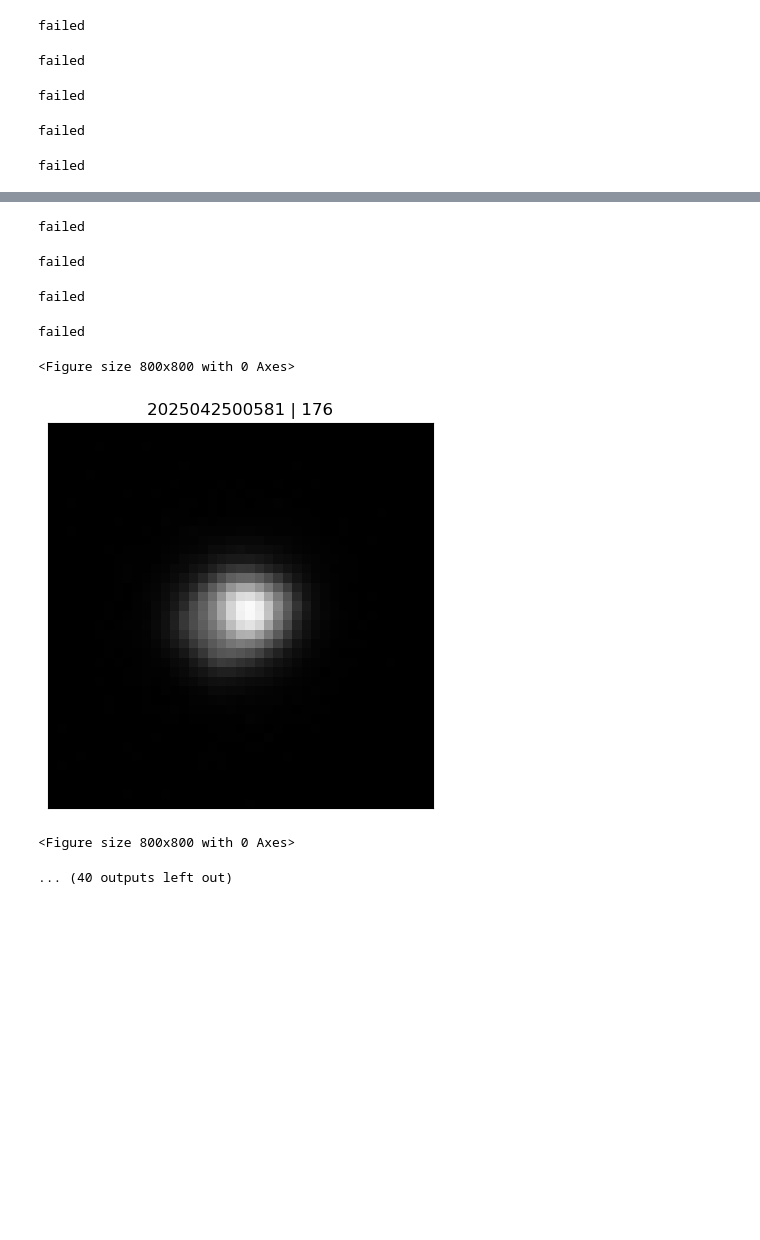
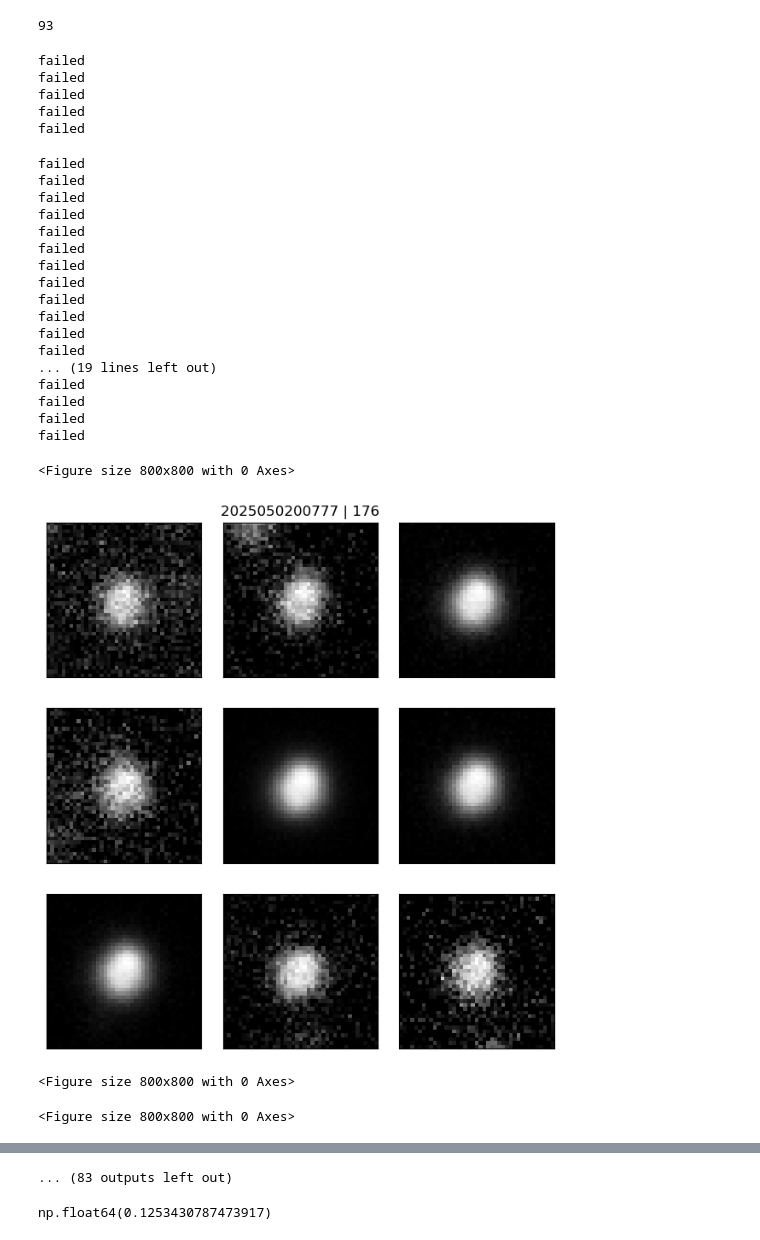
Before and after one commit to PFLeget/dp2_psf, a Jupyter notebook: getDataMiniDonut.ipynb, the cells around one changed output, grey strips where cells are left out. Saved outputs shown, nothing was run; the diff lists cells and outputs as text; code cells hidden in the pictures; blank space fills up the shorter version.

```diff
--- a/getDataMiniDonut.ipynb
+++ b/getDataMiniDonut.ipynb
@@ -62,27 +57,46 @@ def getStarImage(visit, detector, stampSize = 41):
         print('failed')
 # %%
 badVisitDic = pd.read_pickle('data/badDetectorList.pkl')
+zernike_table =  pd.read_pickle("data/visit_to_band_mapv2.pkl")
+
+visits = np.array([visit for visit in badVisitDic if visit in zernike_table])
+z4 = np.array([np.nanmedian(zernike_table[visit]['z4']) for visit in visits])
+FiltreBad = abs(z4+0.25)>1.8
+print(np.sum(FiltreBad))
+# %% [output]
+93
 # %%
 N_bad = 0
 
-for visit in badVisitDic:
-
-    isRejected = np.array([badVisitDic[visit][det] for det in badVisitDic[visit]])
-    ratioKept = np.sum(~isRejected)/len(isRejected)
-    if ratioKept < 0.1:
-        nbaddetector = 0
-        for det in badVisitDic[visit]:
-            if badVisitDic[visit][det] == True:
-                getStarImage(visit, 176, stampSize = 41)
-                nbaddetector += 1
-            if nbaddetector == 1:
-                break
-        N_bad += 1
-    if N_bad > 25:
+for visit in visits[FiltreBad]:
+    getStarImage(visit, 176, stampSize = 41)
+    N_bad += 1
+    if N_bad > 100:
         break
 # %% [output]
 failed
+failed
+failed
+failed
+failed
 failed
+failed
+failed
+failed
+failed
+failed
+failed
+failed
+failed
+failed
+failed
+failed
+... (19 lines left out)
+failed
+failed
+failed
+failed
-failed
+<Figure size 800x800 with 0 Axes>
+[figure, new version]
-failed
+<Figure size 800x800 with 0 Axes>
-failed
+<Figure size 800x800 with 0 Axes>
@@ -89,9 +109,2 @@ failed
-failed
+... (83 outputs left out)
-failed
-failed
-failed
-<Figure size 800x800 with 0 Axes>
-[figure, old version]
-<Figure size 800x800 with 0 Axes>
-... (40 outputs left out)
 # %%
@@ -98,0 +122,4 @@ plt.su
+# %%
+np.nanmedian(zernike_table[2025050400608]['z4'])
+# %% [output]
+np.float64(0.1253430787473917)
```
Also changed, not shown: parts of 6 cells of this notebook.
